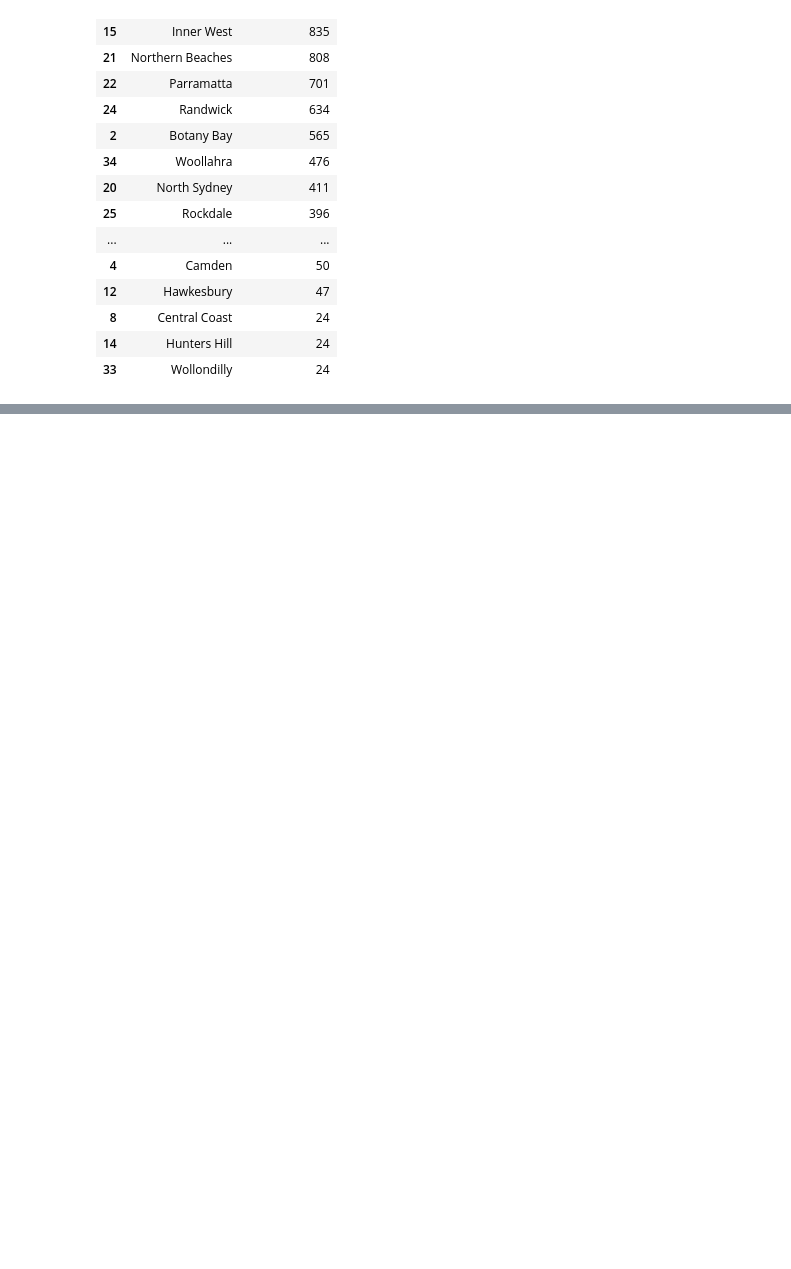
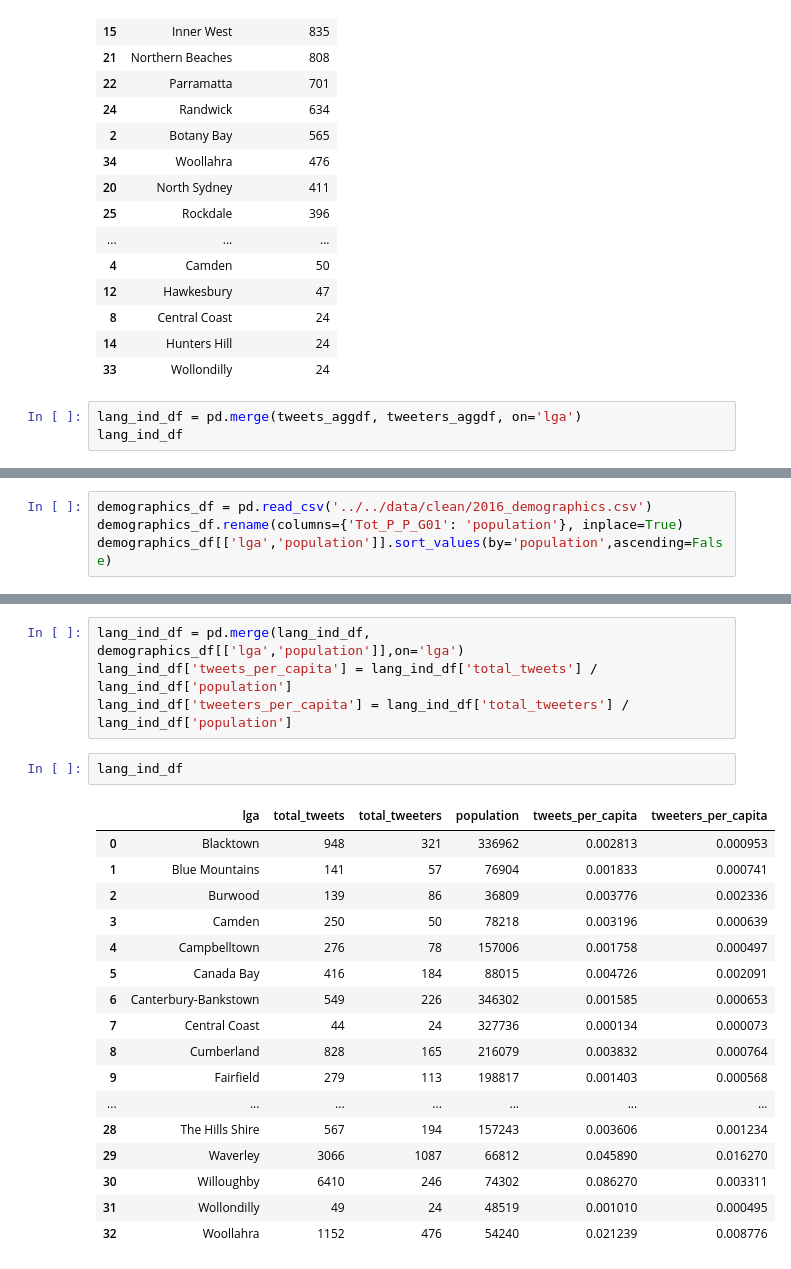
Before and after one commit to desultir/capstone, a Jupyter notebook: notebooks/rn/tweet_aggregation.ipynb, the cells around one changed output, grey strips where cells are left out. Cells and saved outputs as stored; diff of their text form; blank space fills up the shorter version.

Commit message:
Aggregate tweets to produce language independent features csv

```diff
--- a/notebooks/rn/tweet_aggregation.ipynb
+++ b/notebooks/rn/tweet_aggregation.ipynb
@@ -112,3 +113,6 @@ tweeters_aggdf.sort_values(by='total_tweeters',ascending=False)
 | 8 | Central Coast | 24 |
 | 14 | Hunters Hill | 24 |
 | 33 | Wollondilly | 24 |
+# %%
+lang_ind_df = pd.merge(tweets_aggdf, tweeters_aggdf, on='lga')
+lang_ind_df
@@ -114,0 +137,4 @@ tweeters_aggdf.sort_values(by='total_tweeters',ascending=False)
+# %%
+demographics_df = pd.read_csv('../../data/clean/2016_demographics.csv')
+demographics_df.rename(columns={'Tot_P_P_G01': 'population'}, inplace=True)
+demographics_df[['lga','population']].sort_values(by='population',ascending=False)
@@ -114,0 +159,24 @@ tweeters_aggdf.sort_values(by='total_tweeters',ascending=False)
+# %%
+lang_ind_df = pd.merge(lang_ind_df, demographics_df[['lga','population']],on='lga')
+lang_ind_df['tweets_per_capita'] = lang_ind_df['total_tweets'] / lang_ind_df['population']
+lang_ind_df['tweeters_per_capita'] = lang_ind_df['total_tweeters'] / lang_ind_df['population']
+# %%
+lang_ind_df
+# %% [output]
+|  | lga | total_tweets | total_tweeters | population | tweets_per_capita | tweeters_per_capita |
+| 0 | Blacktown | 948 | 321 | 336962 | 0.002813 | 0.000953 |
+| 1 | Blue Mountains | 141 | 57 | 76904 | 0.001833 | 0.000741 |
+| 2 | Burwood | 139 | 86 | 36809 | 0.003776 | 0.002336 |
+| 3 | Camden | 250 | 50 | 78218 | 0.003196 | 0.000639 |
+| 4 | Campbelltown | 276 | 78 | 157006 | 0.001758 | 0.000497 |
+| 5 | Canada Bay | 416 | 184 | 88015 | 0.004726 | 0.002091 |
+| 6 | Canterbury-Bankstown | 549 | 226 | 346302 | 0.001585 | 0.000653 |
+| 7 | Central Coast | 44 | 24 | 327736 | 0.000134 | 0.000073 |
+| 8 | Cumberland | 828 | 165 | 216079 | 0.003832 | 0.000764 |
+| 9 | Fairfield | 279 | 113 | 198817 | 0.001403 | 0.000568 |
+| ... | ... | ... | ... | ... | ... | ... |
+| 28 | The Hills Shire | 567 | 194 | 157243 | 0.003606 | 0.001234 |
+| 29 | Waverley | 3066 | 1087 | 66812 | 0.045890 | 0.016270 |
+| 30 | Willoughby | 6410 | 246 | 74302 | 0.086270 | 0.003311 |
+| 31 | Wollondilly | 49 | 24 | 48519 | 0.001010 | 0.000495 |
+| 32 | Woollahra | 1152 | 476 | 54240 | 0.021239 | 0.008776 |
```
Also changed, not shown: parts of 5 cells of this notebook.
